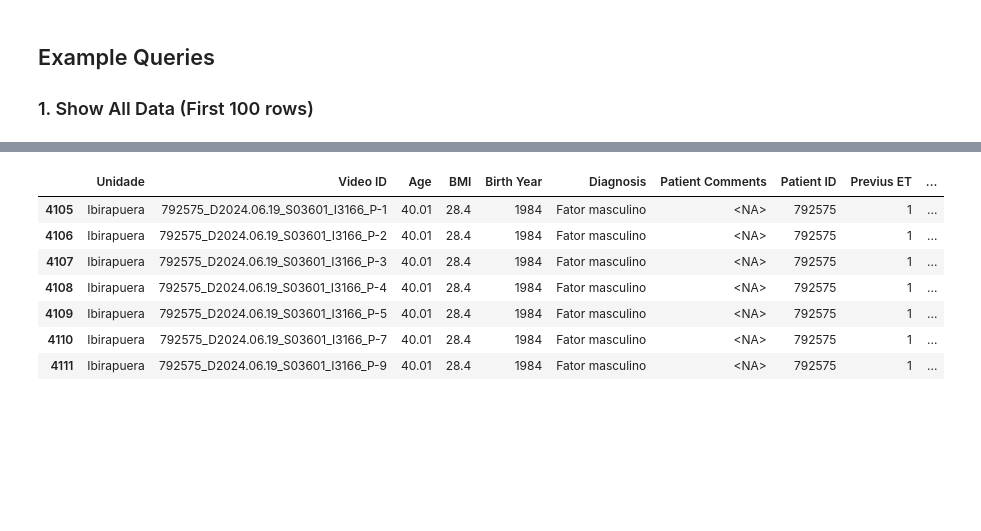
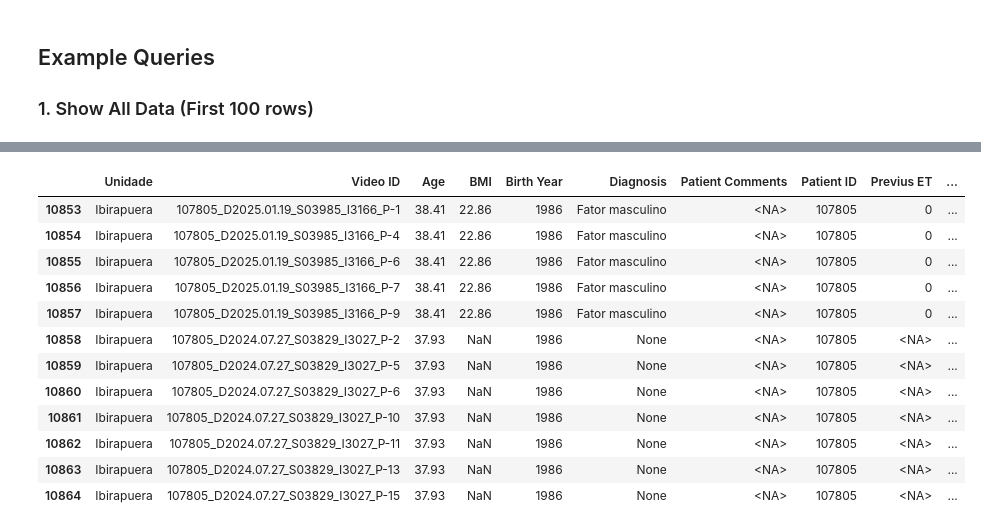
Before and after one commit to bobbypestana/embryoscope-extraction, a Jupyter notebook: planilha_ploidia/explore/query_data_ploidia.ipynb, the cells around one changed output, grey strips where cells are left out. Saved outputs shown, nothing was run; the diff lists cells and outputs as text; code cells hidden in the pictures; blank space fills up the shorter version.

```diff
--- a/planilha_ploidia/explore/query_data_ploidia.ipynb
+++ b/planilha_ploidia/explore/query_data_ploidia.ipynb
@@ -214,14 +214,19 @@ Database connection closed.
 | 8 | Vila Mariana | 895133_D2025.08.22_S03720_I3253_P-3 | 43.46 | 22.14 | 1982 | Insuficiência ovariana | <NA> | 895133 | 0 | ... |
 | 9 | Vila Mariana | 895133_D2025.08.22_S03720_I3253_P-4 | 43.46 | 22.14 | 1982 | Insuficiência ovariana | <NA> | 895133 | 0 | ... |
 # %%
-patient_id = 792575
+patient_id = 107805
 display(df_all[df_all['Patient ID']==patient_id])
 # %% [output]
 |  | Unidade | Video ID | Age | BMI | Birth Year | Diagnosis | Patient Comments | Patient ID | Previus ET | ... |
-| 4105 | Ibirapuera | 792575_D2024.06.19_S03601_I3166_P-1 | 40.01 | 28.4 | 1984 | Fator masculino | <NA> | 792575 | 1 | ... |
-| 4106 | Ibirapuera | 792575_D2024.06.19_S03601_I3166_P-2 | 40.01 | 28.4 | 1984 | Fator masculino | <NA> | 792575 | 1 | ... |
-| 4107 | Ibirapuera | 792575_D2024.06.19_S03601_I3166_P-3 | 40.01 | 28.4 | 1984 | Fator masculino | <NA> | 792575 | 1 | ... |
-| 4108 | Ibirapuera | 792575_D2024.06.19_S03601_I3166_P-4 | 40.01 | 28.4 | 1984 | Fator masculino | <NA> | 792575 | 1 | ... |
-| 4109 | Ibirapuera | 792575_D2024.06.19_S03601_I3166_P-5 | 40.01 | 28.4 | 1984 | Fator masculino | <NA> | 792575 | 1 | ... |
-| 4110 | Ibirapuera | 792575_D2024.06.19_S03601_I3166_P-7 | 40.01 | 28.4 | 1984 | Fator masculino | <NA> | 792575 | 1 | ... |
-| 4111 | Ibirapuera | 792575_D2024.06.19_S03601_I3166_P-9 | 40.01 | 28.4 | 1984 | Fator masculino | <NA> | 792575 | 1 | ... |
+| 10853 | Ibirapuera | 107805_D2025.01.19_S03985_I3166_P-1 | 38.41 | 22.86 | 1986 | Fator masculino | <NA> | 107805 | 0 | ... |
+| 10854 | Ibirapuera | 107805_D2025.01.19_S03985_I3166_P-4 | 38.41 | 22.86 | 1986 | Fator masculino | <NA> | 107805 | 0 | ... |
+| 10855 | Ibirapuera | 107805_D2025.01.19_S03985_I3166_P-6 | 38.41 | 22.86 | 1986 | Fator masculino | <NA> | 107805 | 0 | ... |
+| 10856 | Ibirapuera | 107805_D2025.01.19_S03985_I3166_P-7 | 38.41 | 22.86 | 1986 | Fator masculino | <NA> | 107805 | 0 | ... |
+| 10857 | Ibirapuera | 107805_D2025.01.19_S03985_I3166_P-9 | 38.41 | 22.86 | 1986 | Fator masculino | <NA> | 107805 | 0 | ... |
+| 10858 | Ibirapuera | 107805_D2024.07.27_S03829_I3027_P-2 | 37.93 | NaN | 1986 | None | <NA> | 107805 | <NA> | ... |
+| 10859 | Ibirapuera | 107805_D2024.07.27_S03829_I3027_P-5 | 37.93 | NaN | 1986 | None | <NA> | 107805 | <NA> | ... |
+| 10860 | Ibirapuera | 107805_D2024.07.27_S03829_I3027_P-6 | 37.93 | NaN | 1986 | None | <NA> | 107805 | <NA> | ... |
+| 10861 | Ibirapuera | 107805_D2024.07.27_S03829_I3027_P-10 | 37.93 | NaN | 1986 | None | <NA> | 107805 | <NA> | ... |
+| 10862 | Ibirapuera | 107805_D2024.07.27_S03829_I3027_P-11 | 37.93 | NaN | 1986 | None | <NA> | 107805 | <NA> | ... |
+| 10863 | Ibirapuera | 107805_D2024.07.27_S03829_I3027_P-13 | 37.93 | NaN | 1986 | None | <NA> | 107805 | <NA> | ... |
+| 10864 | Ibirapuera | 107805_D2024.07.27_S03829_I3027_P-15 | 37.93 | NaN | 1986 | None | <NA> | 107805 | <NA> | ... |
```
Also changed, not shown: parts of 2 cells of this notebook, 8 other files.
